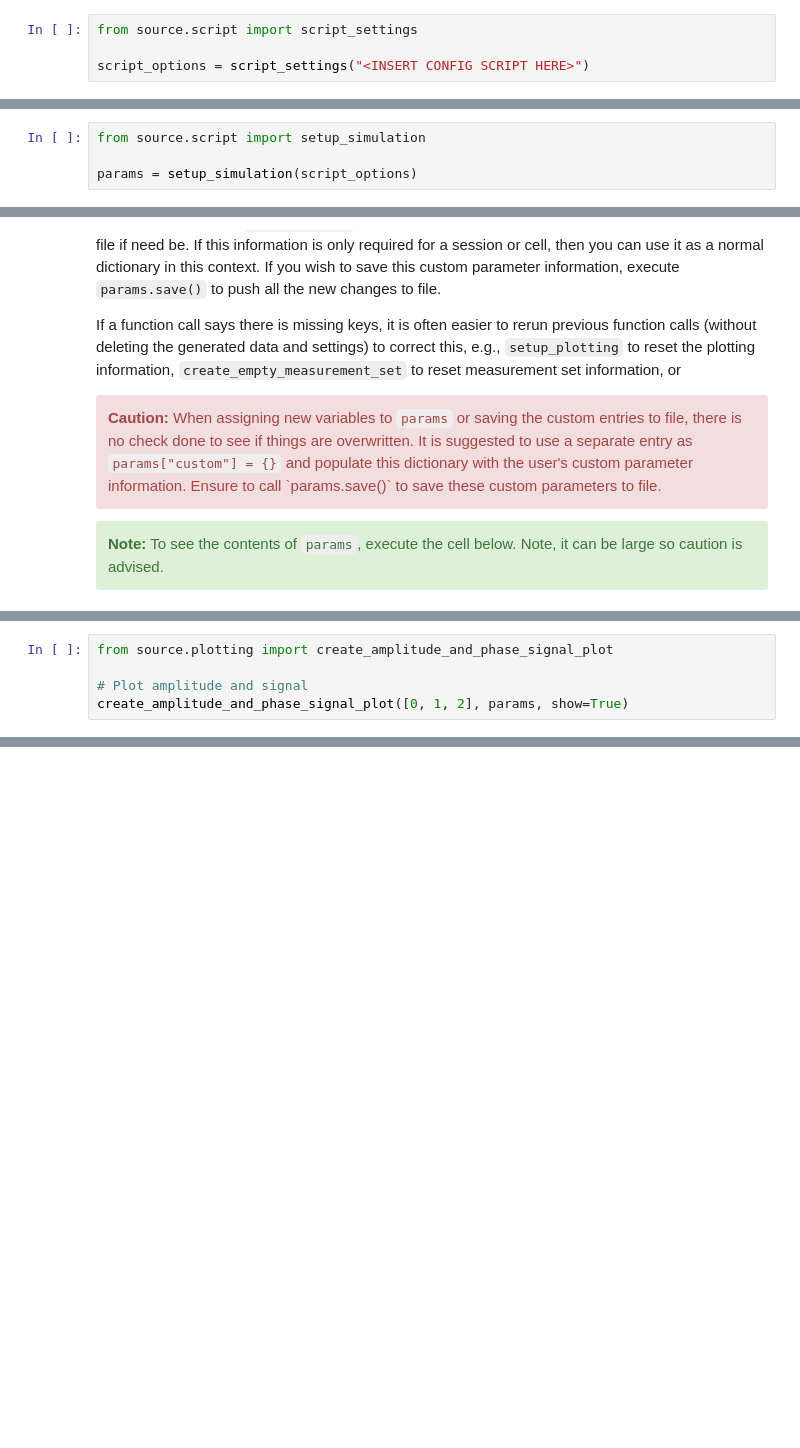
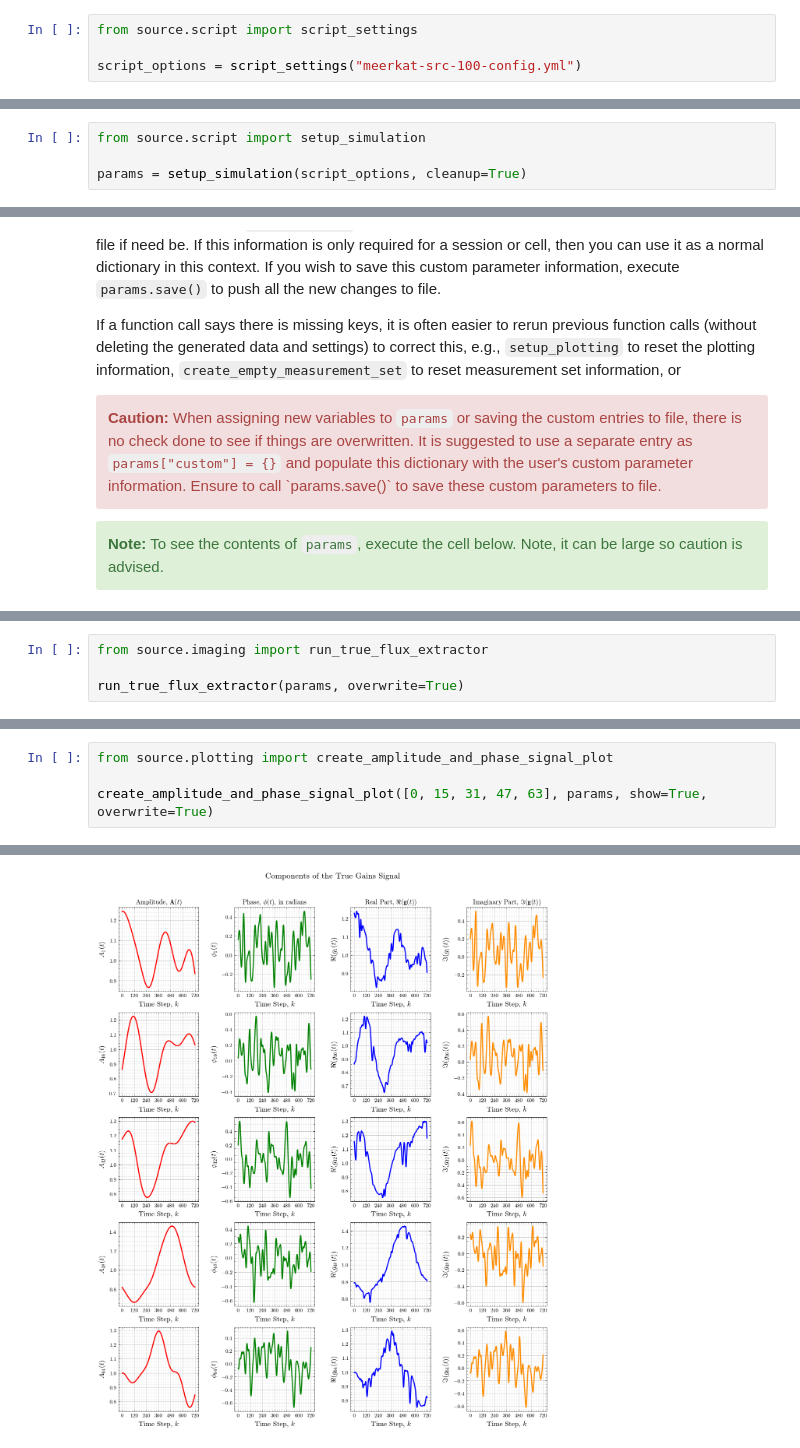
Before and after one commit to kwazzi-jack/msc-welman, a Jupyter notebook: simulation.ipynb, the cells around one changed output, grey strips where cells are left out. Saved outputs shown, nothing was run; the diff lists cells and outputs as text; blank space fills up the shorter version.

```diff
--- a/simulation.ipynb
+++ b/simulation.ipynb
@@ -72,7 +75,7 @@ Below, the main entry point for the script is given by `script_settings` functio
 # %%
 from source.script import script_settings
 
-script_options = script_settings("<INSERT CONFIG SCRIPT HERE>")
+script_options = script_settings("meerkat-src-100-config.yml")
 # %% [output]
 Tab(children=(AppLayout(children=(VBox(children=(HTML(value='<h1>Script Settings</h1>'), HTML(value='<p>Relate…
 # %% [markdown]
@@ -86,4 +89,4 @@ Once the script settings are to your liking, they can be fed into the `setup_sim
 # %%
 from source.script import setup_simulation
 
-params = setup_simulation(script_options)
+params = setup_simulation(script_options, cleanup=True)
@@ -150,0 +286,4 @@ create_visibilities(options["vis"], params)
+# %%
+from source.imaging import run_true_flux_extractor
+
+run_true_flux_extractor(params, overwrite=True)
@@ -151,5 +324,5 @@ create_visibilities(options["vis"], params)
 # %%
 from source.plotting import create_amplitude_and_phase_signal_plot
 
-# Plot amplitude and signal
-create_amplitude_and_phase_signal_plot([0, 1, 2], params, show=True)
+create_amplitude_and_phase_signal_plot([0, 15, 31, 47, 63], params, show=True, overwrite=True)
+# %% [output]
@@ -155,0 +338 @@ create_amplitude_and_phase_signal_plot([0, 1, 2], params, show=True)
+[figure, added]
```
Also changed, not shown: parts of 27 cells of this notebook, 7 other files.
